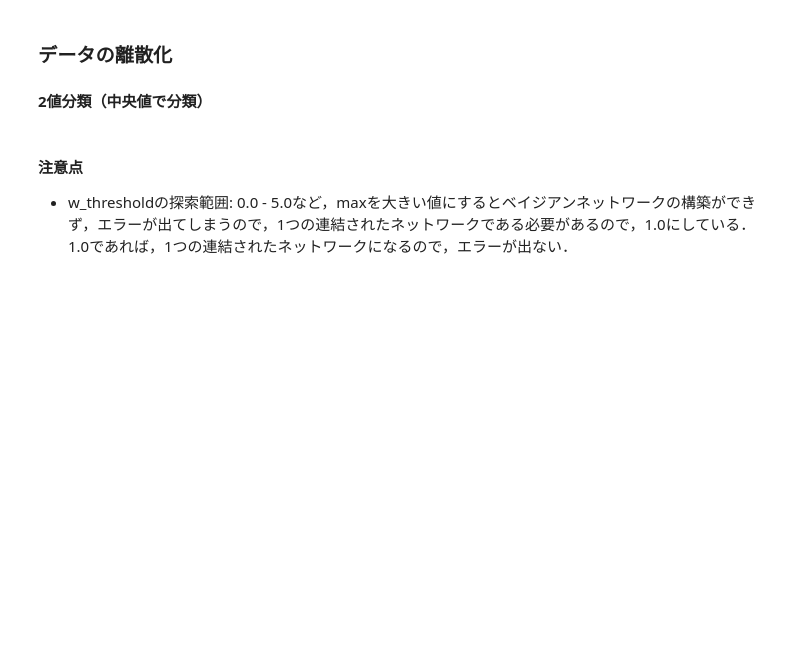
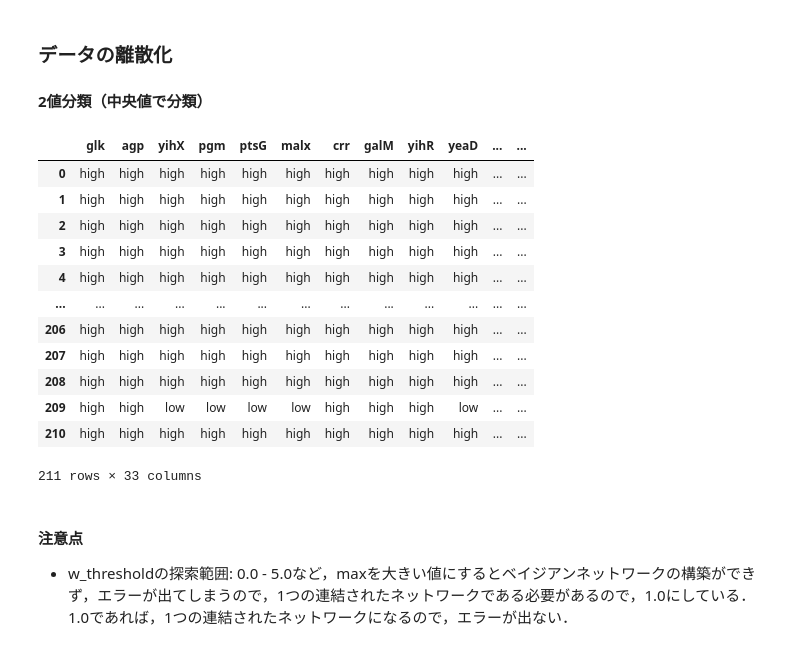
Before and after one commit to SanchanY/bn, a Jupyter notebook: work/notears_lasso.ipynb, the cells around one changed output. Saved outputs shown, nothing was run; the diff lists cells and outputs as text; code cells hidden in the pictures; blank space fills up the shorter version.

```diff
--- a/work/notears_lasso.ipynb
+++ b/work/notears_lasso.ipynb
@@ -57,12 +57,29 @@ w_threshold (float) – fixed threshold for absolute edge weights.
 #### 2値分類（中央値で分類）
 # %%
 # Discretize the features
-# Excluding the first column which seems to be an index or identifier
+# 中央値を基準に増加と制御を分類
 discretizer = KBinsDiscretizer(n_bins=2, encode='ordinal', strategy='uniform')
 discretised_data = discretizer.fit_transform(norm_data.iloc[:, :])
 
 # Creating a new DataFrame for the discretized data
 discretised_data = pd.DataFrame(discretised_data, columns=norm_data.columns)
+
+discretised_data = discretised_data.replace({0: 'high', 1: 'low'})
+discretised_data
+# %% [output]
+|  | glk | agp | yihX | pgm | ptsG | malx | crr | galM | yihR | yeaD | ... | ... |
+| 0 | high | high | high | high | high | high | high | high | high | high | ... | ... |
+| 1 | high | high | high | high | high | high | high | high | high | high | ... | ... |
+| 2 | high | high | high | high | high | high | high | high | high | high | ... | ... |
+| 3 | high | high | high | high | high | high | high | high | high | high | ... | ... |
+| 4 | high | high | high | high | high | high | high | high | high | high | ... | ... |
+| ... | ... | ... | ... | ... | ... | ... | ... | ... | ... | ... | ... | ... |
+| 206 | high | high | high | high | high | high | high | high | high | high | ... | ... |
+| 207 | high | high | high | high | high | high | high | high | high | high | ... | ... |
+| 208 | high | high | high | high | high | high | high | high | high | high | ... | ... |
+| 209 | high | high | low | low | low | low | high | high | high | low | ... | ... |
+| 210 | high | high | high | high | high | high | high | high | high | high | ... | ... |
+211 rows × 33 columns
 # %% [markdown]
 #### 注意点
 - w_thresholdの探索範囲: 0.0 - 5.0など，maxを大きい値にするとベイジアンネットワークの構築ができず，エラーが出てしまうので，1つの連結されたネットワークである必要があるので，1.0にしている．1.0であれば，1つの連結されたネットワークになるので，エラーが出ない．
```
Also changed, not shown: parts of 4 cells of this notebook, 3 other files.
